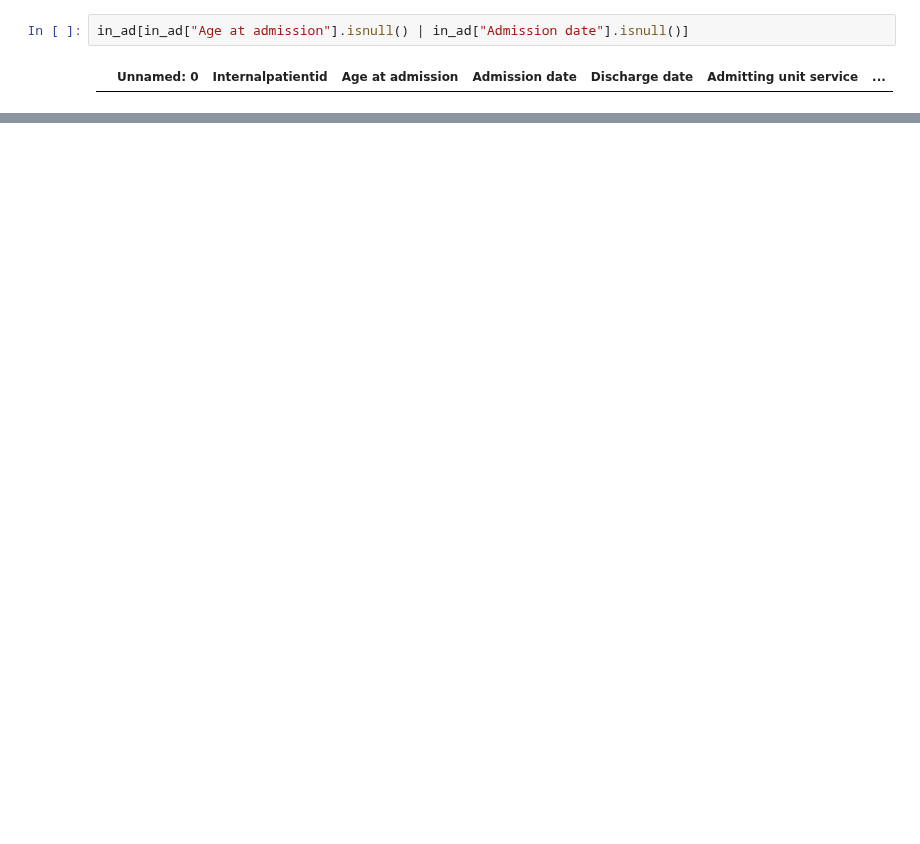
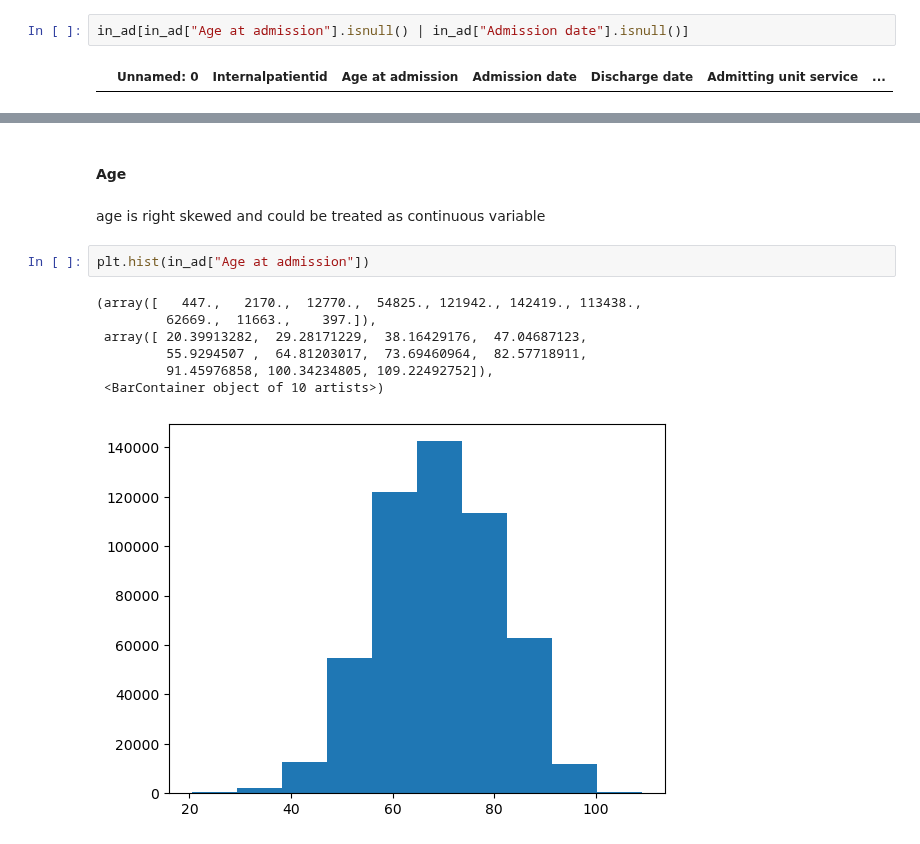
Before and after one commit to SpassMed-Projects/FDA, a Jupyter notebook: src/data/Inpatient_admission_EDA.ipynb, the cells around one changed output, grey strips where cells are left out. Saved outputs shown, nothing was run; the diff lists cells and outputs as text; blank space fills up the shorter version.

```diff
--- a/src/data/Inpatient_admission_EDA.ipynb
+++ b/src/data/Inpatient_admission_EDA.ipynb
@@ -244,0 +197,14 @@ in_ad[in_ad["Serviceconnectedflag"].isnull()]
+# %% [markdown]
+#### Age
+# %% [markdown]
+age is right skewed and could be treated as continuous variable
+# %%
+plt.hist(in_ad["Age at admission"])
+# %% [output]
+(array([   447.,   2170.,  12770.,  54825., 121942., 142419., 113438.,
+         62669.,  11663.,    397.]),
+ array([ 20.39913282,  29.28171229,  38.16429176,  47.04687123,
+         55.9294507 ,  64.81203017,  73.69460964,  82.57718911,
+         91.45976858, 100.34234805, 109.22492752]),
+ <BarContainer object of 10 artists>)
+[figure, added]
```
Also changed, not shown: parts of 50 cells of this notebook.
